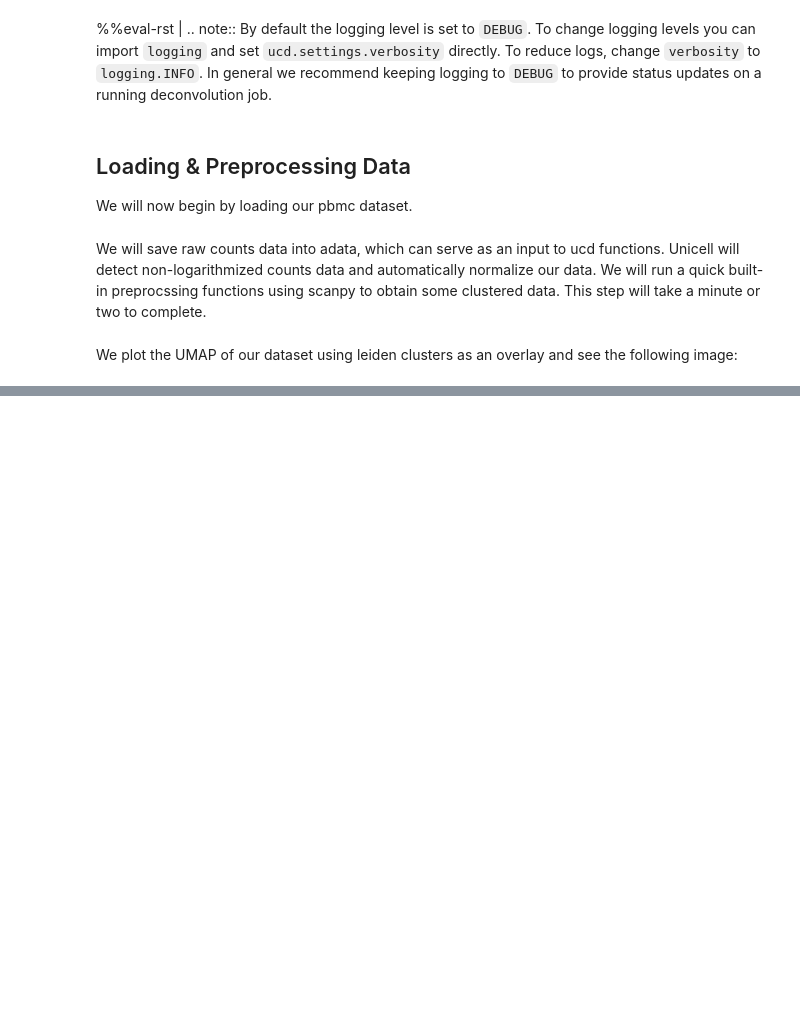
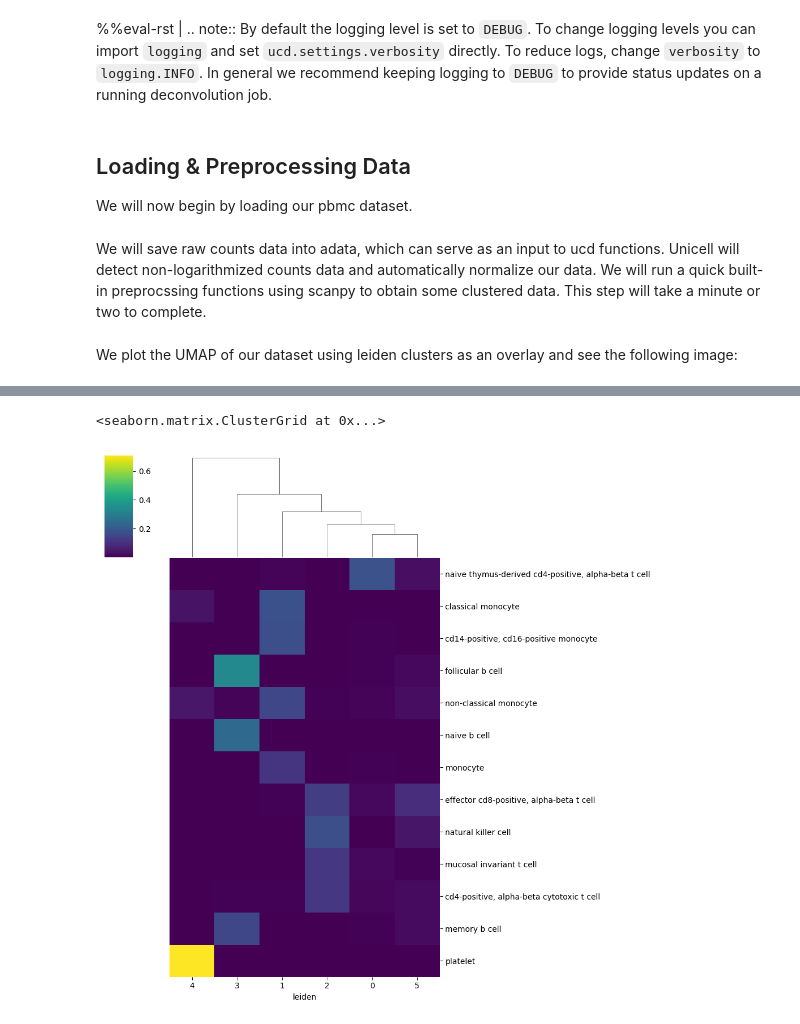
Before and after one commit to dchary/ucdeconvolve, a Jupyter notebook: docs/notebooks/single_cell_example.ipynb, the cells around one changed output, grey strips where cells are left out. Drawn from its saved outputs; the diff is of its cells as text; code cells hidden in the pictures; blank space fills up the shorter version.

```diff
--- a/docs/notebooks/single_cell_example.ipynb
+++ b/docs/notebooks/single_cell_example.ipynb
@@ -58,0 +113,5 @@ ucd.tl.base(adata)
+# %%
+ucd.pl.base_clustermap(adata, groupby = 'leiden', category = 'raw', n_top_celltypes=50)
+# %% [output]
+<seaborn.matrix.ClusterGrid at 0x...>
+[figure, added]
```
Also changed, not shown: parts of 23 cells of this notebook, 4 other files.
